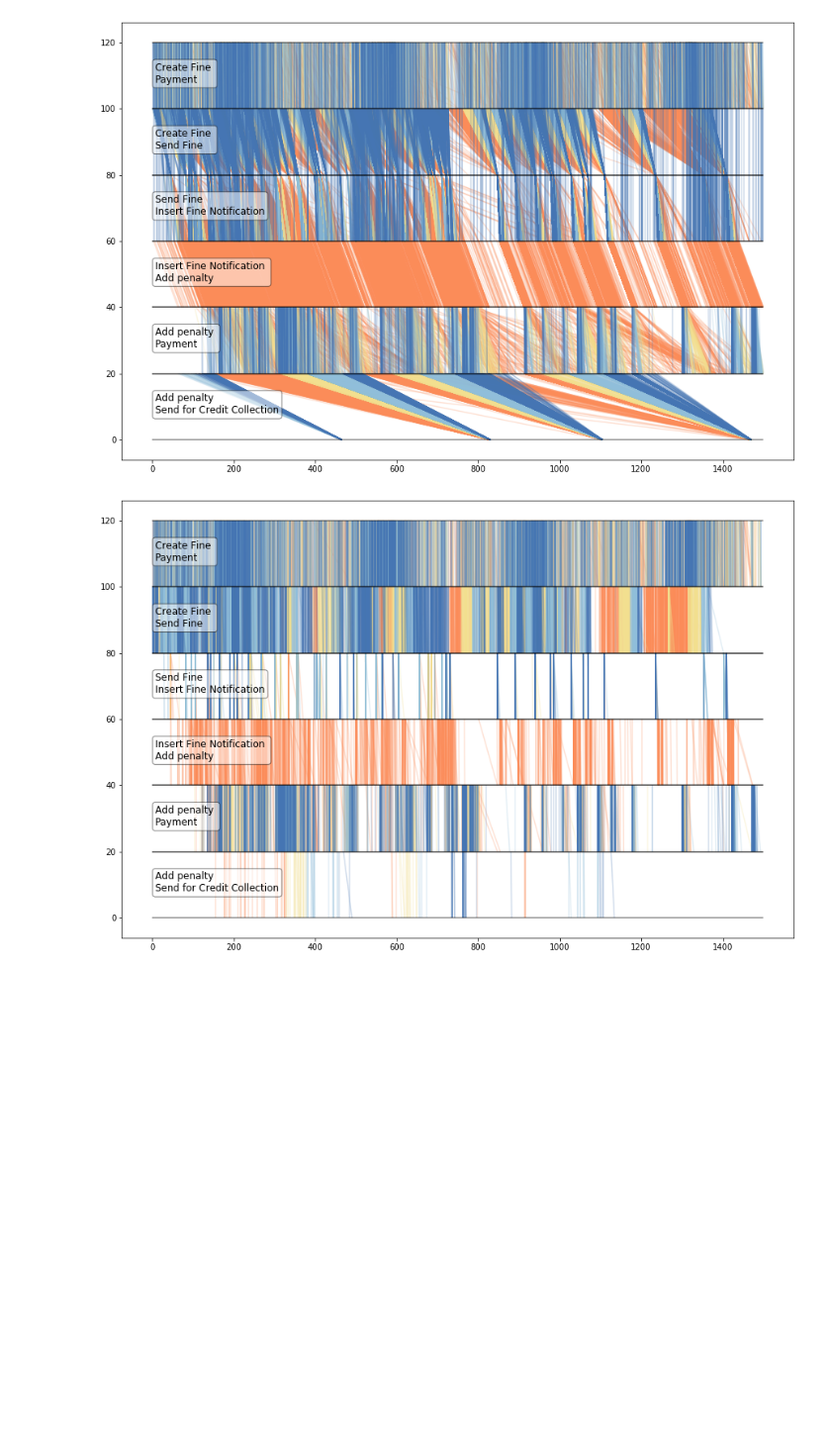
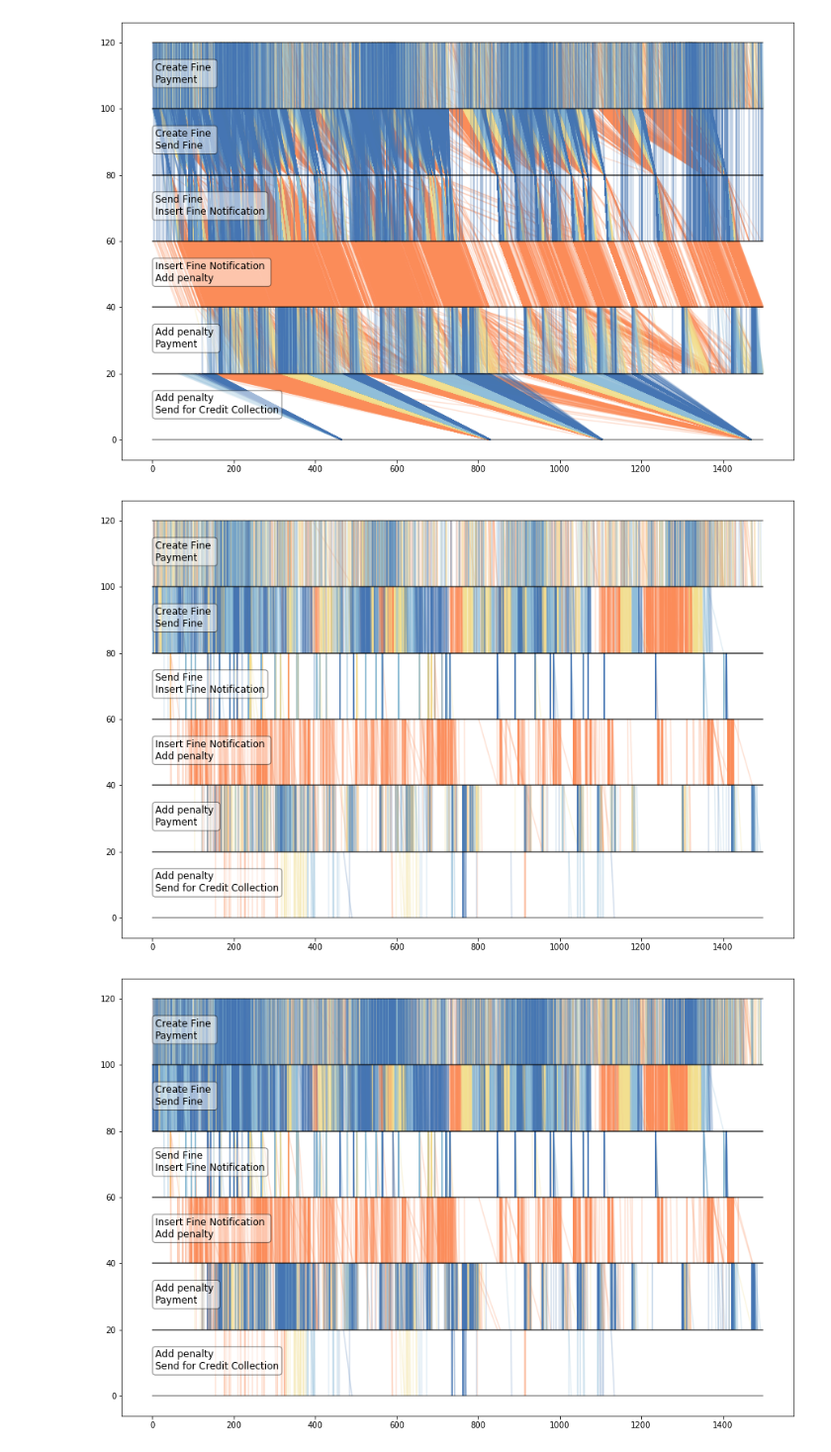
Before and after one commit to tomvmeer/PF4PY, a Jupyter notebook: Performance Spectrum.ipynb, the cells around one changed output. Shown at 99% size. Cells and saved outputs as stored; diff of their text form; code cells hidden in the pictures; blank space fills up the shorter version.

```diff
--- a/Performance Spectrum.ipynb
+++ b/Performance Spectrum.ipynb
@@ -66,7 +66,7 @@ for ind, row in df.iterrows():
         corrected[prev] = row['start_time']
         if last_end['class'] == 0:
             causes[prev] = 0  # No batch, but still a cause.
-        else:
+        elif last_end['class'] == 1:
             causes[prev] = 1  # Batch is cause.
     last_end = row
     prev = ind
@@ -76,6 +76,13 @@ df['batch'] = df.index.map(causes)
 rf.pf = df.sort_index()
 rf.pf['waiting_time'] = rf.pf['end_time']-rf.pf['correct_end']
 rf.pf['correct_duration'] = rf.pf['correct_end']-rf.pf['start_time']
+# %%
+class_colors = [(69/256, 117/256, 180/256), (145/256, 191/256, 219/256), (243/256, 224/256, 144/256),
+                (252/256, 141/256, 89/256)]
+fig, ax = plt.subplots(figsize=[15,10])
+rf.plot_performance_spectrum(class_colors, ax, mask=rf.pf['batch'] == 0, end='correct_end', metric='duration', classifier=rf.classify_duration_hist, args=[4])
+# %% [output]
+[figure, added]
 # %%
 class_colors = [(69/256, 117/256, 180/256), (145/256, 191/256, 219/256), (243/256, 224/256, 144/256),
                 (252/256, 141/256, 89/256)]
```
Also changed, not shown: 2 other files.
